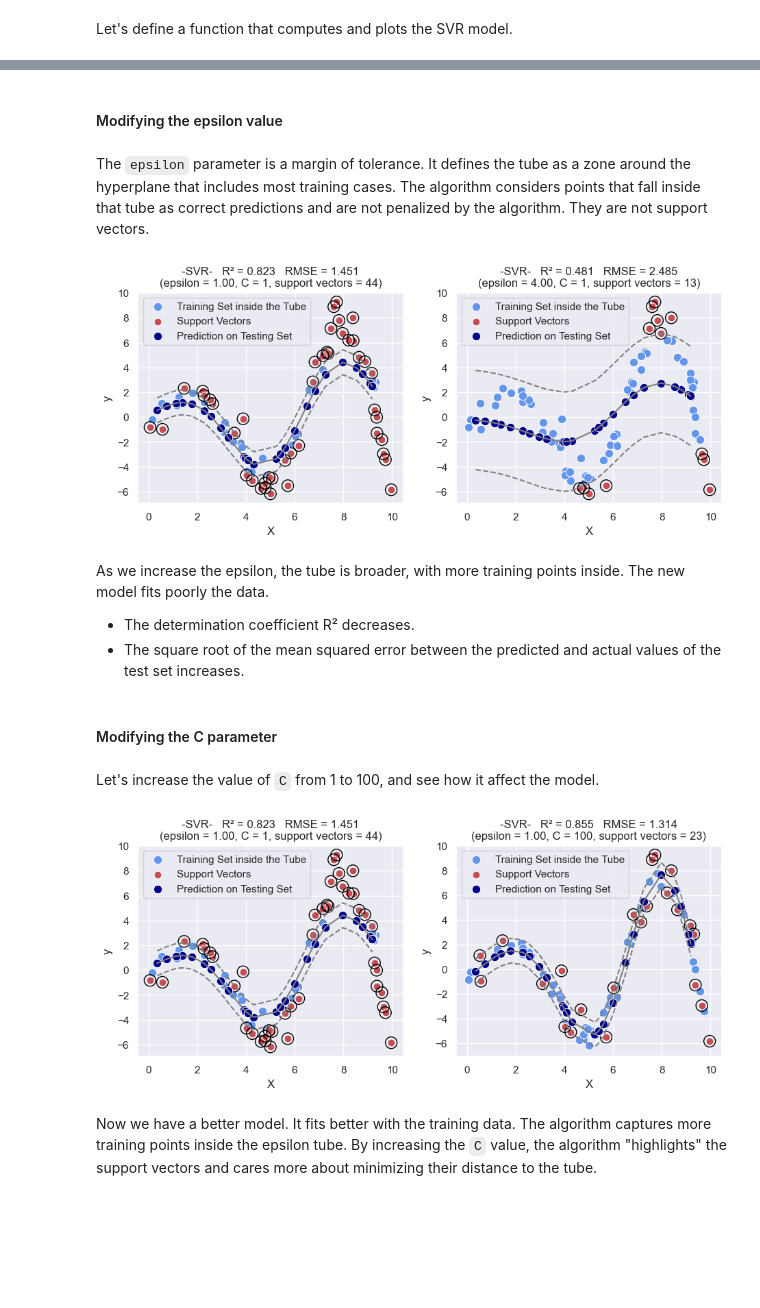
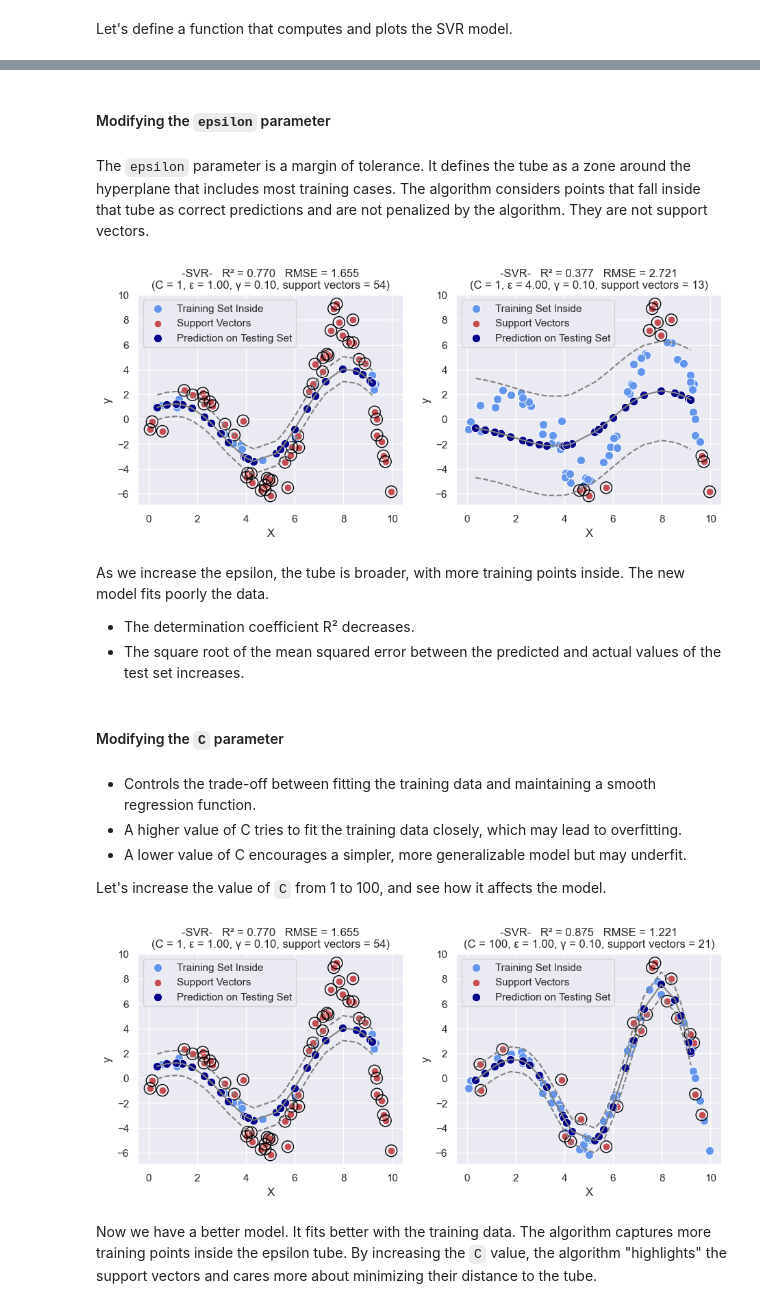
Before and after one commit to Goliath-Research/Machine-Learning, a Jupyter notebook: Regression/5-SVR.ipynb, the cells around one changed output, grey strips where cells are left out. Saved outputs shown, nothing was run; the diff lists cells and outputs as text; code cells hidden in the pictures; blank space fills up the shorter version.

```diff
--- a/Regression/5-SVR.ipynb
+++ b/Regression/5-SVR.ipynb
@@ -280,34 +280,38 @@ SVR_plot(df)
 # %% [markdown]
-#### Modifying the epsilon value
+#### Modifying the `epsilon` parameter
 # %% [markdown]
 The `epsilon` parameter is a margin of tolerance. It defines the tube as a zone around the hyperplane that includes most training cases. The algorithm considers points that fall inside that tube as correct predictions and are not penalized by the algorithm. They are not support vectors.
 # %%
 plt.figure(figsize=(11, 4))
 
 plt.subplot(121)
-SVR_plot(df, epsilon=1, C=1)
+SVR_plot(df, epsilon=1, C=C, gamma=gamma)
 
 plt.subplot(122)
-SVR_plot(df, epsilon=4, C=1)
+SVR_plot(df, epsilon=4, C=C, gamma=gamma)
 # %% [output]
-[figure, old version]
+[figure, new version]
 # %% [markdown]
 As we increase the epsilon, the tube is broader, with more training points inside. The new model fits poorly the data.
 - The determination coefficient R² decreases.
 - The square root of the mean squared error between the predicted and actual values of the test set increases.
 # %% [markdown]
-#### Modifying the C parameter
+#### Modifying the `C` parameter
-# %% [markdown]
-Let's increase the value of `C` from 1 to 100, and see how it affect the model.
+# %% [markdown]
+- Controls the trade-off between fitting the training data and maintaining a smooth regression function.
+- A higher value of C tries to fit the training data closely, which may lead to overfitting.
+- A lower value of C encourages a simpler, more generalizable model but may underfit.
+
+Let's increase the value of `C` from 1 to 100, and see how it affects the model.
 # %%
-plt.figure(figsize=(11,4))
+plt.figure(figsize=(11, 4))
 
 plt.subplot(121)
-SVR_plot(df, epsilon=1, C=1)
+SVR_plot(df, epsilon=1, C=1, gamma=gamma)
 
 plt.subplot(122)
-SVR_plot(df, epsilon=1, C=100)
+SVR_plot(df, epsilon=1, C=100, gamma=gamma)
 # %% [output]
-[figure, old version]
+[figure, new version]
 # %% [markdown]
 Now we have a better model. It fits better with the training data. The algorithm captures more training points inside the epsilon tube. By increasing the `C` value, the algorithm "highlights" the support vectors and cares more about minimizing their distance to the tube.
```
Also changed, not shown: parts of 43 cells of this notebook.
